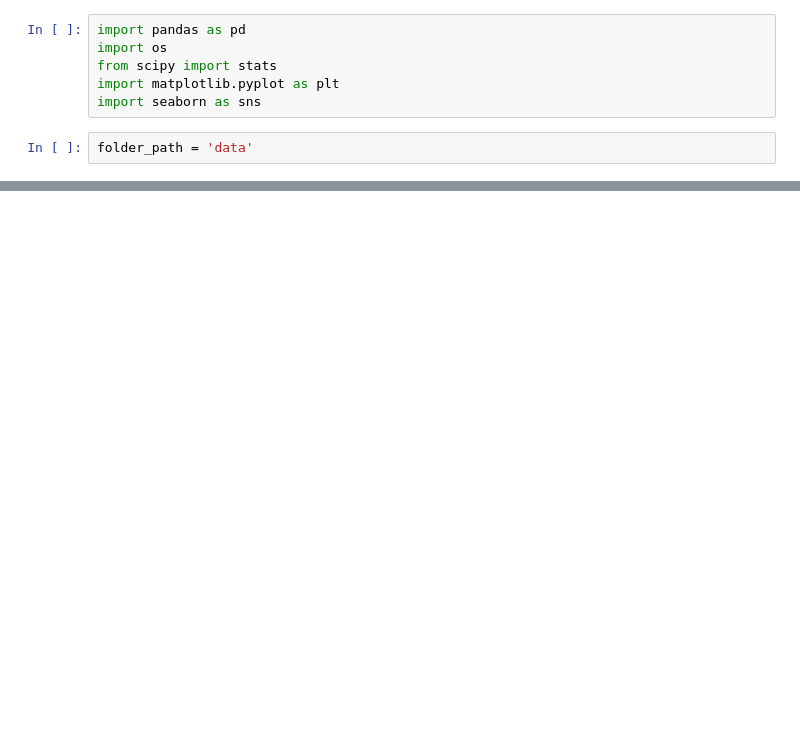
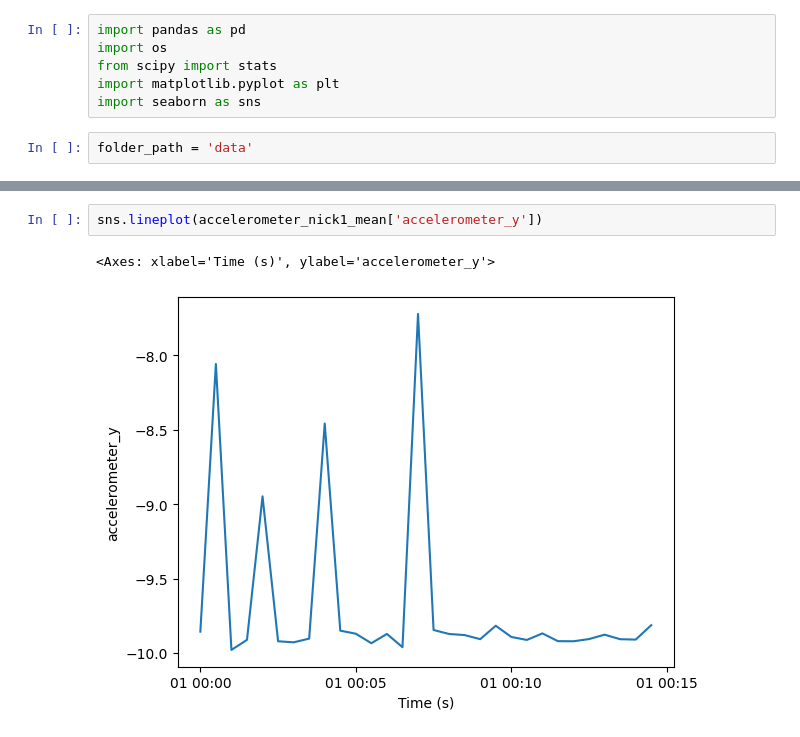
Before and after one commit to till2/ds4w-user-identification, a Jupyter notebook: data_exploration_t_test.ipynb, the cells around one changed output, grey strips where cells are left out. Cells and saved outputs as stored; diff of their text form; blank space fills up the shorter version.

```diff
--- a/data_exploration_t_test.ipynb
+++ b/data_exploration_t_test.ipynb
@@ -43,0 +56,5 @@ sns.lineplot(accelerometer_nick1['accelerometer_y'])
+# %%
+sns.lineplot(accelerometer_nick1_mean['accelerometer_y'])
+# %% [output]
+<Axes: xlabel='Time (s)', ylabel='accelerometer_y'>
+[figure, added]
```
Also changed, not shown: parts of 6 cells of this notebook.
